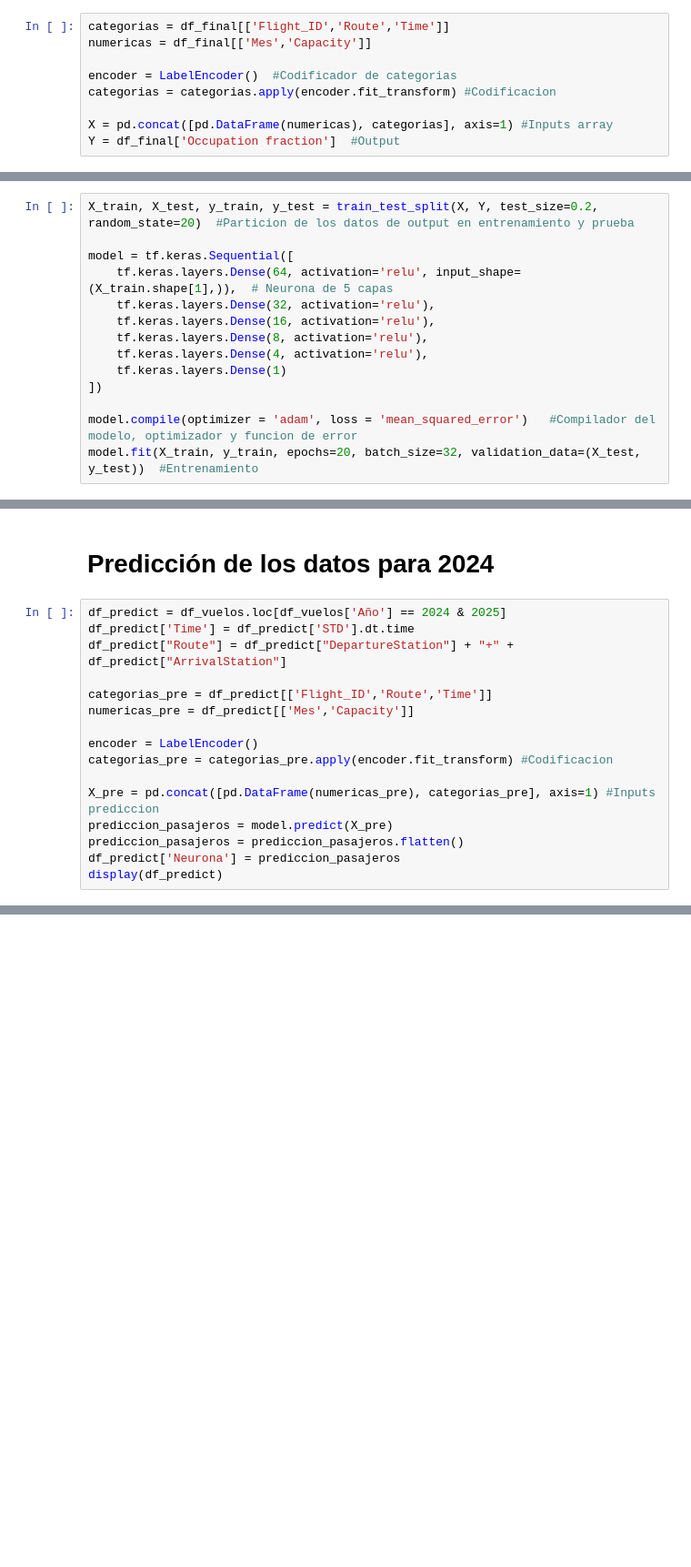
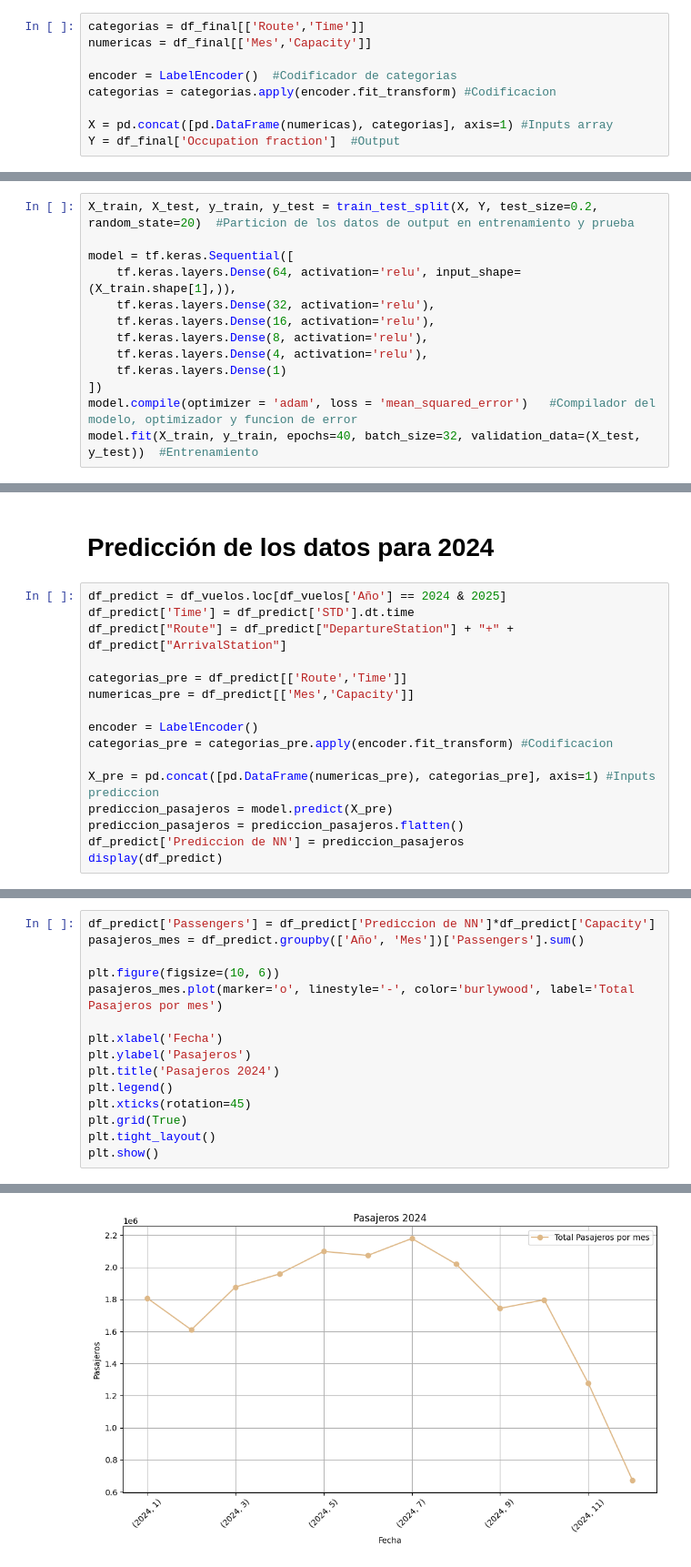
Before and after one commit to alvaronieto02/Datathon-Viva-Aerobus-Milonga, a Jupyter notebook: Dylan/Datathon Model Sketch 1.ipynb, the cells around one changed output, grey strips where cells are left out. Shown at 91% size. Drawn from its saved outputs; the diff is of its cells as text; blank space fills up the shorter version.

Commit message:
Prediccion de pasajeros 2024

```diff
--- a/Dylan/Datathon Model Sketch 1.ipynb
+++ b/Dylan/Datathon Model Sketch 1.ipynb
@@ -115,7 +115,7 @@ See the caveats in the documentation: https://pandas.pydata.org/pandas-docs/stab
 # %% [markdown]
 # Asignacion de inputs y output
 # %%
-categorias = df_final[['Flight_ID','Route','Time']]
+categorias = df_final[['Route','Time']]
 numericas = df_final[['Mes','Capacity']]
 
 encoder = LabelEncoder()  #Codificador de categorias
@@ -129,14 +129,13 @@ Y = df_final['Occupation fraction']  #Output
 X_train, X_test, y_train, y_test = train_test_split(X, Y, test_size=0.2, random_state=20)  #Particion de los datos de output en entrenamiento y prueba
 
 model = tf.keras.Sequential([
-    tf.keras.layers.Dense(64, activation='relu', input_shape=(X_train.shape[1],)),  # Neurona de 5 capas
+    tf.keras.layers.Dense(64, activation='relu', input_shape=(X_train.shape[1],)),
     tf.keras.layers.Dense(32, activation='relu'),
     tf.keras.layers.Dense(16, activation='relu'),
     tf.keras.layers.Dense(8, activation='relu'),
     tf.keras.layers.Dense(4, activation='relu'),
     tf.keras.layers.Dense(1)
 ])
-
 model.compile(optimizer = 'adam', loss = 'mean_squared_error')   #Compilador del modelo, optimizador y funcion de error
-model.fit(X_train, y_train, epochs=20, batch_size=32, validation_data=(X_test, y_test))  #Entrenamiento
+model.fit(X_train, y_train, epochs=40, batch_size=32, validation_data=(X_test, y_test))  #Entrenamiento
 # %% [output]
@@ -211,7 +210,7 @@ df_predict = df_vuelos.loc[df_vuelos['Año'] == 2024 & 2025]
 df_predict['Time'] = df_predict['STD'].dt.time
 df_predict["Route"] = df_predict["DepartureStation"] + "+" + df_predict["ArrivalStation"]
 
-categorias_pre = df_predict[['Flight_ID','Route','Time']]
+categorias_pre = df_predict[['Route','Time']]
 numericas_pre = df_predict[['Mes','Capacity']]
 
 encoder = LabelEncoder()
@@ -220,6 +219,6 @@ categorias_pre = categorias_pre.apply(encoder.fit_transform) #Codificacion
 X_pre = pd.concat([pd.DataFrame(numericas_pre), categorias_pre], axis=1) #Inputs prediccion
 prediccion_pasajeros = model.predict(X_pre)
 prediccion_pasajeros = prediccion_pasajeros.flatten()
-df_predict['Neurona'] = prediccion_pasajeros
+df_predict['Prediccion de NN'] = prediccion_pasajeros
 display(df_predict)
 # %% [output]
@@ -254,0 +255,16 @@ See the caveats in the documentation: https://pandas.pydata.org/pandas-docs/stab
+# %%
+df_predict['Passengers'] = df_predict['Prediccion de NN']*df_predict['Capacity']
+pasajeros_mes = df_predict.groupby(['Año', 'Mes'])['Passengers'].sum()
+
+plt.figure(figsize=(10, 6))
+pasajeros_mes.plot(marker='o', linestyle='-', color='burlywood', label='Total Pasajeros por mes')
+
+plt.xlabel('Fecha')
+plt.ylabel('Pasajeros')
+plt.title('Pasajeros 2024')
+plt.legend()
+plt.xticks(rotation=45)
+plt.grid(True)
+plt.tight_layout()
+plt.show()
+# %% [output]
@@ -254,0 +276 @@ See the caveats in the documentation: https://pandas.pydata.org/pandas-docs/stab
+[figure, added]
```
Also changed, not shown: parts of 5 cells of this notebook.
